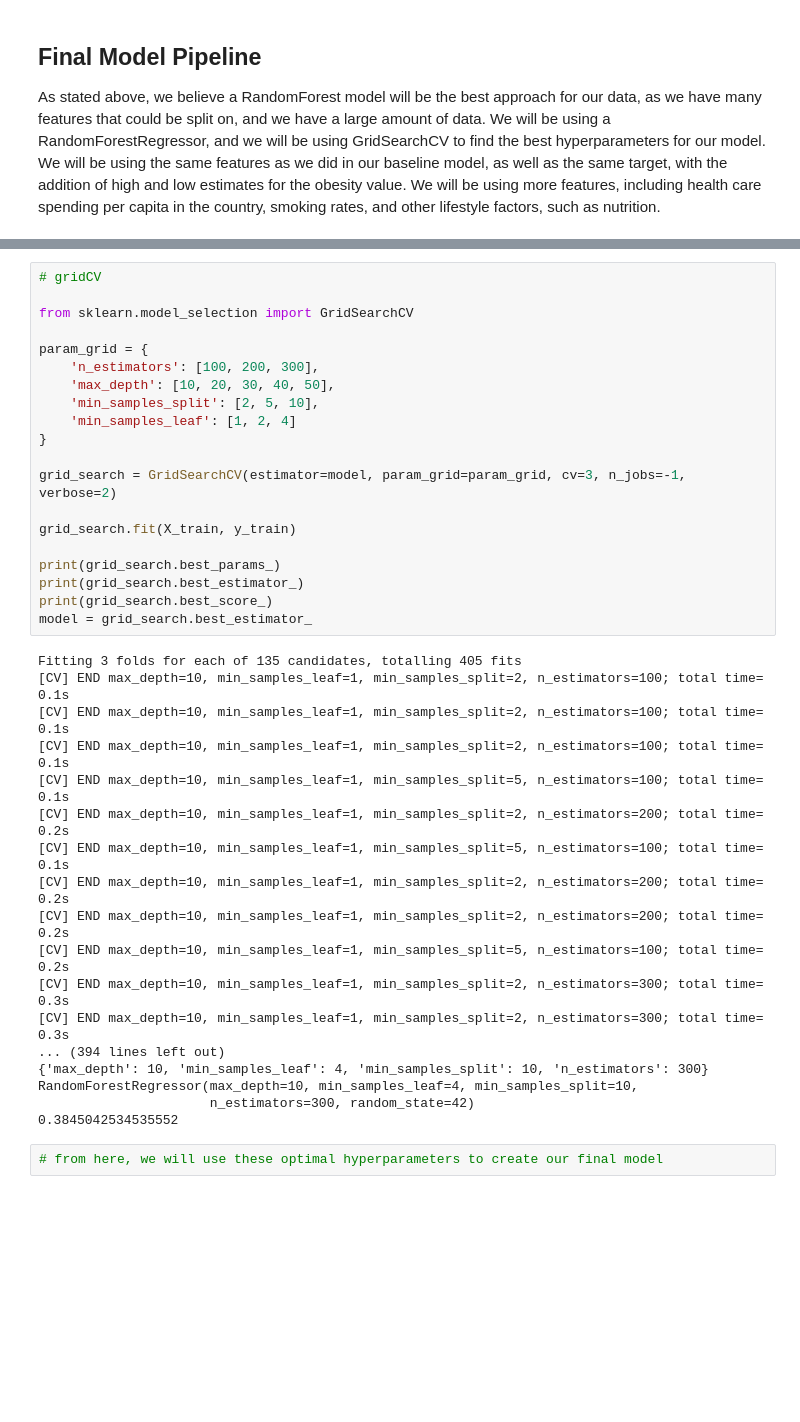
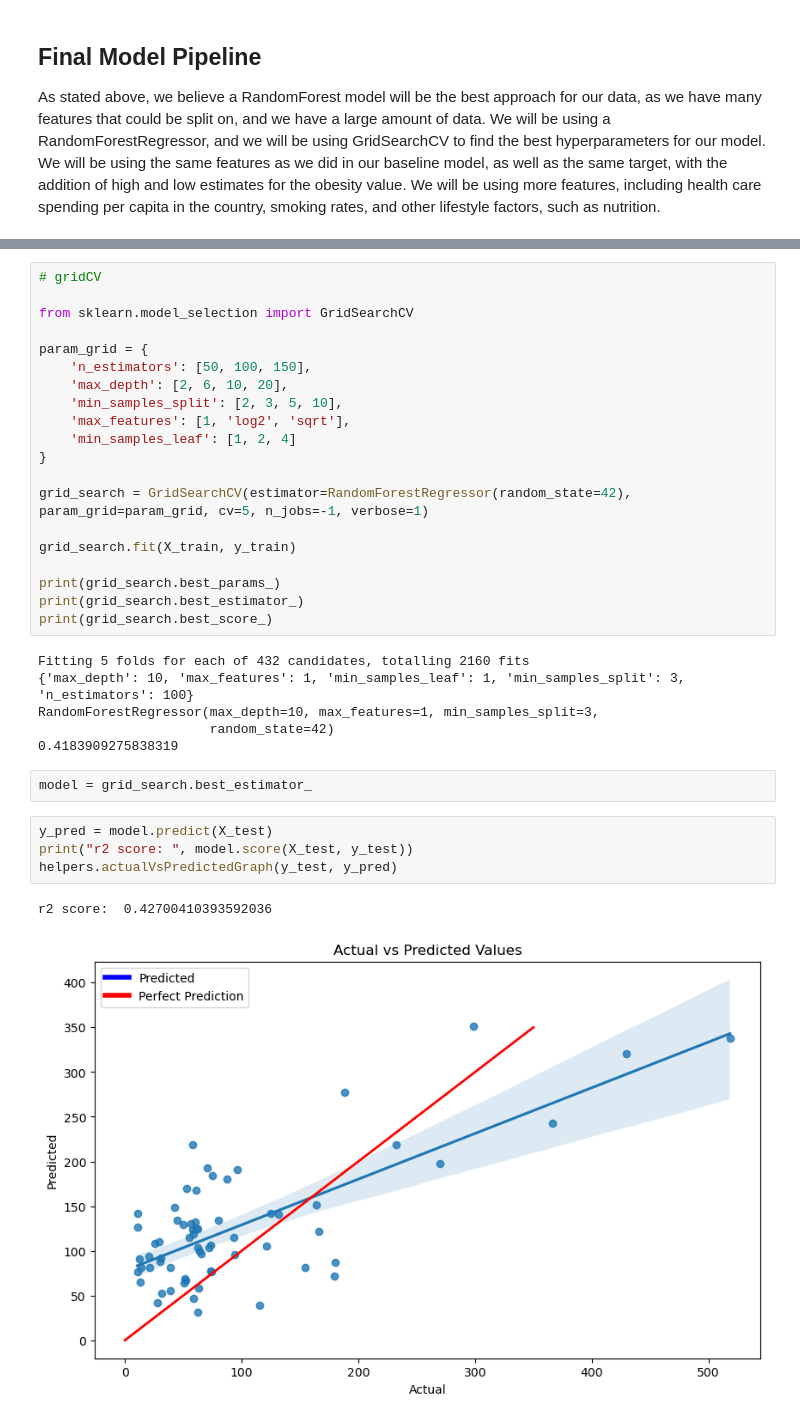
Before and after one commit to Dylanuripark/CS109-CardiovascularHealth, a Jupyter notebook: main.ipynb, the cells around one changed output, grey strips where cells are left out. Drawn from its saved outputs; the diff is of its cells as text; blank space fills up the shorter version.

```diff
--- a/main.ipynb
+++ b/main.ipynb
@@ -632,37 +570,32 @@ plt.show()
 from sklearn.model_selection import GridSearchCV
 
 param_grid = {
-    'n_estimators': [100, 200, 300],
-    'max_depth': [10, 20, 30, 40, 50],
-    'min_samples_split': [2, 5, 10],
+    'n_estimators': [50, 100, 150],
+    'max_depth': [2, 6, 10, 20],
+    'min_samples_split': [2, 3, 5, 10],
+    'max_features': [1, 'log2', 'sqrt'],
     'min_samples_leaf': [1, 2, 4]
 }
 
-grid_search = GridSearchCV(estimator=model, param_grid=param_grid, cv=3, n_jobs=-1, verbose=2)
+grid_search = GridSearchCV(estimator=RandomForestRegressor(random_state=42), param_grid=param_grid, cv=5, n_jobs=-1, verbose=1)
 
 grid_search.fit(X_train, y_train)
 
 print(grid_search.best_params_)
 print(grid_search.best_estimator_)
 print(grid_search.best_score_)
-model = grid_search.best_estimator_
 # %% [output]
-Fitting 3 folds for each of 135 candidates, totalling 405 fits
-[CV] END max_depth=10, min_samples_leaf=1, min_samples_split=2, n_estimators=100; total time=   0.1s
-[CV] END max_depth=10, min_samples_leaf=1, min_samples_split=2, n_estimators=100; total time=   0.1s
-[CV] END max_depth=10, min_samples_leaf=1, min_samples_split=2, n_estimators=100; total time=   0.1s
-[CV] END max_depth=10, min_samples_leaf=1, min_samples_split=5, n_estimators=100; total time=   0.1s
-[CV] END max_depth=10, min_samples_leaf=1, min_samples_split=2, n_estimators=200; total time=   0.2s
-[CV] END max_depth=10, min_samples_leaf=1, min_samples_split=5, n_estimators=100; total time=   0.1s
-[CV] END max_depth=10, min_samples_leaf=1, min_samples_split=2, n_estimators=200; total time=   0.2s
-[CV] END max_depth=10, min_samples_leaf=1, min_samples_split=2, n_estimators=200; total time=   0.2s
-[CV] END max_depth=10, min_samples_leaf=1, min_samples_split=5, n_estimators=100; total time=   0.2s
-[CV] END max_depth=10, min_samples_leaf=1, min_samples_split=2, n_estimators=300; total time=   0.3s
-[CV] END max_depth=10, min_samples_leaf=1, min_samples_split=2, n_estimators=300; total time=   0.3s
-... (394 lines left out)
-{'max_depth': 10, 'min_samples_leaf': 4, 'min_samples_split': 10, 'n_estimators': 300}
-RandomForestRegressor(max_depth=10, min_samples_leaf=4, min_samples_split=10,
-                      n_estimators=300, random_state=42)
-0.3845042534535552
+Fitting 5 folds for each of 432 candidates, totalling 2160 fits
+{'max_depth': 10, 'max_features': 1, 'min_samples_leaf': 1, 'min_samples_split': 3, 'n_estimators': 100}
+RandomForestRegressor(max_depth=10, max_features=1, min_samples_split=3,
+                      random_state=42)
+0.4183909275838319
-# %%
-# from here, we will use these optimal hyperparameters to create our final model
+# %%
+model = grid_search.best_estimator_
+# %%
+y_pred = model.predict(X_test)
+print("r2 score: ", model.score(X_test, y_test))
+helpers.actualVsPredictedGraph(y_test, y_pred)
+# %% [output]
+r2 score:  0.42700410393592036
+[figure, added]
```
Also changed, not shown: parts of 28 cells of this notebook, 1 other file.
